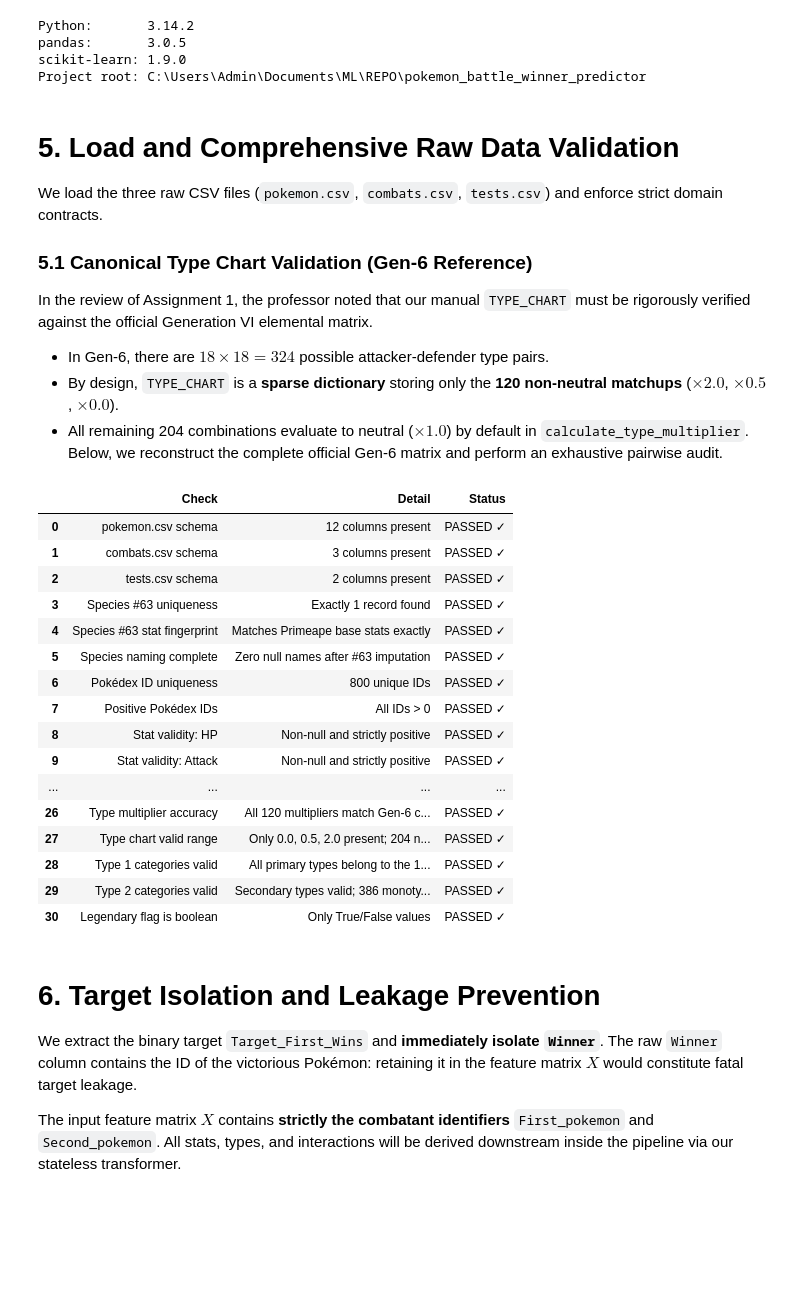
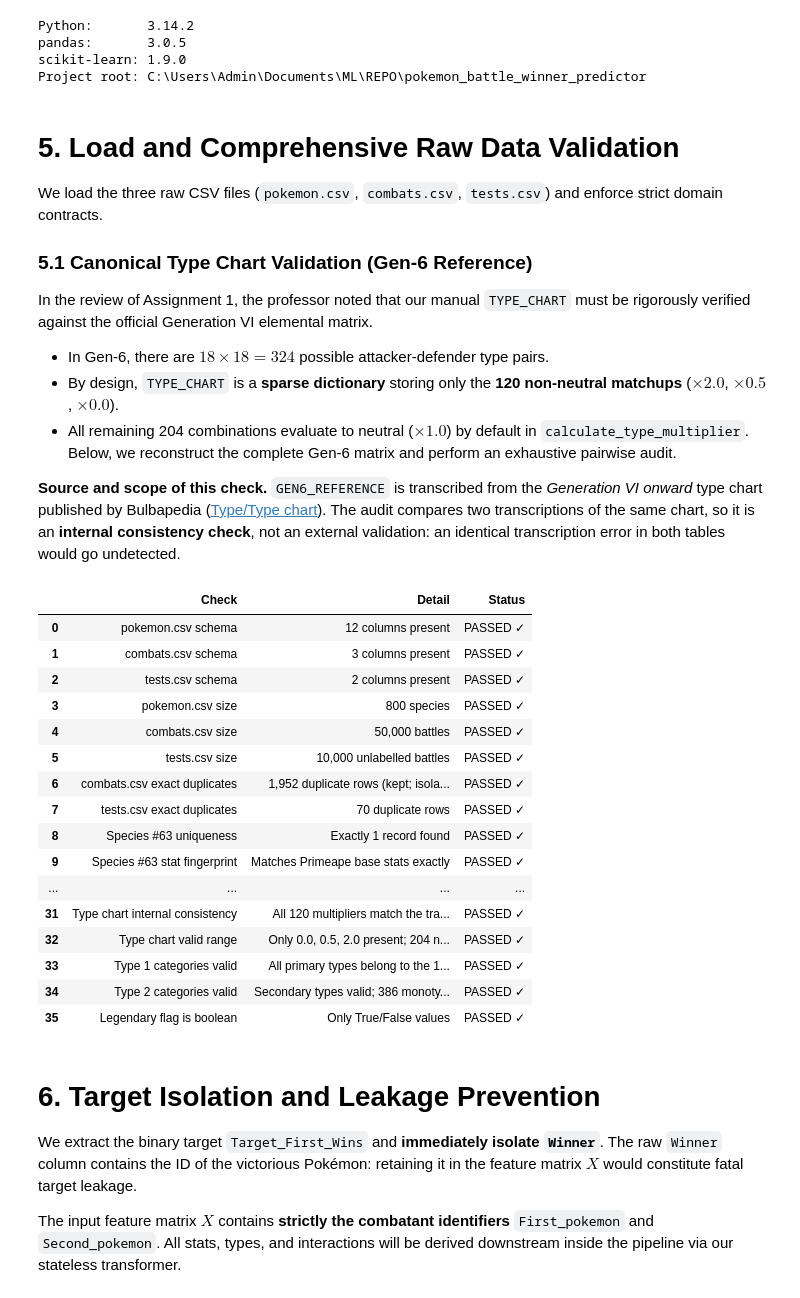
Before and after one commit to errodd/pokemon_battle_winner_predictor, a Jupyter notebook: notebooks/02_data_preparation.ipynb, the cells around one changed output. Saved outputs shown, nothing was run; the diff lists cells and outputs as text; code cells hidden in the pictures; blank space fills up the shorter version.

```diff
--- a/notebooks/02_data_preparation.ipynb
+++ b/notebooks/02_data_preparation.ipynb
@@ -150,7 +149,9 @@ In the review of Assignment 1, the professor noted that our manual `TYPE_CHART`
 - In Gen-6, there are $18 \times 18 = 324$ possible attacker-defender type pairs.
 - By design, `TYPE_CHART` is a **sparse dictionary** storing only the **120 non-neutral matchups** ($\times 2.0$, $\times 0.5$, $\times 0.0$).
 - All remaining 204 combinations evaluate to neutral ($\times 1.0$) by default in `calculate_type_multiplier`.
-Below, we reconstruct the complete official Gen-6 matrix and perform an exhaustive pairwise audit.
+Below, we reconstruct the complete Gen-6 matrix and perform an exhaustive pairwise audit.
+
+**Source and scope of this check.** `GEN6_REFERENCE` is transcribed from the *Generation VI onward* type chart published by Bulbapedia ([Type/Type chart](https://bulbapedia.bulbagarden.net/wiki/Type/Type_chart)). The audit compares two transcriptions of the same chart, so it is an **internal consistency check**, not an external validation: an identical transcription error in both tables would go undetected.
 # %%
 POKEMON_PATH = DATA_DIR / "pokemon.csv"
 COMBATS_PATH = DATA_DIR / "combats.csv"
@@ -172,6 +173,15 @@ STAT_COLS = ["HP", "Attack", "Defense", "Sp. Atk", "Sp. Def", "Speed"]
 check(set(EXPECTED_POKEMON_COLS).issubset(pokemon.columns), "pokemon.csv schema", f"{pokemon.shape[1]} columns present")
 check(set(EXPECTED_COMBATS_COLS).issubset(combats.columns), "combats.csv schema", f"{combats.shape[1]} columns present")
 check(set(EXPECTED_TESTS_COLS).issubset(tests.columns), "tests.csv schema", f"{tests.shape[1]} columns present")
+
+# --- 1b. Expected sizes and exact duplicates (figures quoted in §2–§3) ---
+check(len(pokemon) == 800, "pokemon.csv size", f"{len(pokemon):,} species")
+check(len(combats) == 50_000, "combats.csv size", f"{len(combats):,} battles")
+check(len(tests) == 10_000, "tests.csv size", f"{len(tests):,} unlabelled battles")
+n_dup_combats = int(combats.duplicated().sum())
+n_dup_tests = int(tests.duplicated().sum())
+check(n_dup_combats == 1_952, "combats.csv exact duplicates", f"{n_dup_combats:,} duplicate rows (kept; isolated by pair grouping in §7)")
+check(n_dup_tests == 70, "tests.csv exact duplicates", f"{n_dup_tests:,} duplicate rows")
 
 # --- 2. Deterministic imputation of Species #63 ---
 PRIMEAPE_STATS = {"HP": 65, "Attack": 105, "Defense": 60, "Sp. Atk": 60, "Sp. Def": 70, "Speed": 95}
@@ -206,7 +216,7 @@ valid_winners = (combats["Winner"] == combats["First_pokemon"]) | (combats["Winn
 check(valid_winners.all(), "Winner is combatant", "All winners are either First or Second fighter")
 check(combats["Winner"].notna().all(), "Target source present", "Winner is non-null in every combat")
 
-# --- 5. Canonical Gen-6 Type Chart Audit ---
+# --- 5. Type chart internal consistency check (reference transcribed from Bulbapedia, Gen VI onward) ---
 GEN6_REFERENCE = {
     "Normal":   ([], ["Rock", "Steel"], ["Ghost"]),
     "Fire":     (["Grass", "Ice", "Bug", "Steel"], ["Fire", "Water", "Rock", "Dragon"], []),
@@ -227,49 +237,49 @@ GEN6_REFERENCE = {
     "Steel":    (["Ice", "Rock", "Fairy"], ["Fire", "Water", "Electric", "Steel"], []),
     "Fairy":    (["Fighting", "Dragon", "Dark"], ["Fire", "Poison", "Steel"], []),
 }
 
 reference_chart = {}
 for atk, (double, half, zero) in GEN6_REFERENCE.items():
     reference_chart.update({(atk, d): 2.0 for d in double})
     reference_chart.update({(atk, d): 0.5 for d in half})
     reference_chart.update({(atk, d): 0.0 for d in zero})
 
 missing_pairs = sorted(set(reference_chart) - set(TYPE_CHART))
 extra_pairs = sorted(set(TYPE_CHART) - set(reference_chart))
 diff_values = sorted(k for k in set(reference_chart) & set(TYPE_CHART) if reference_chart[k] != TYPE_CHART[k])
 
 check(len(TYPE_CHART) == 120, "Non-neutral type matchups", "Exactly 120 active entries")
-check(not missing_pairs, "Type chart completeness", "0 missing matchups vs Gen-6")
-check(not extra_pairs, "Type chart precision", "0 extra matchups vs Gen-6")
-check(not diff_values, "Type multiplier accuracy", "All 120 multipliers match Gen-6 canonical reference exactly")
+check(not missing_pairs, "Type chart completeness", "0 missing matchups vs transcribed Gen-6 reference")
+check(not extra_pairs, "Type chart precision", "0 extra matchups vs transcribed Gen-6 reference")
+check(not diff_values, "Type chart internal consistency", "All 120 multipliers match the transcribed Gen-6 reference (Bulbapedia)")
 check(set(TYPE_CHART.values()) == {0.0, 0.5, 2.0}, "Type chart valid range", "Only 0.0, 0.5, 2.0 present; 204 neutrals default to 1.0")
 
 # --- 6. Categorical domain validity ---
 VALID_TYPES = set(GEN6_REFERENCE)
 check(set(pokemon["Type 1"]).issubset(VALID_TYPES), "Type 1 categories valid", "All primary types belong to the 18 Gen-6 types")
 check(set(pokemon["Type 2"].dropna()).issubset(VALID_TYPES), "Type 2 categories valid", f"Secondary types valid; {pokemon['Type 2'].isna().sum()} monotype species (NaN = no second type)")
 check(pokemon["Legendary"].dtype == bool, "Legendary flag is boolean", "Only True/False values")
 
 # Render validation log
 pd.DataFrame(validation_log)
 # %% [output]
 |  | Check | Detail | Status |
 | 0 | pokemon.csv schema | 12 columns present | PASSED ✓ |
 | 1 | combats.csv schema | 3 columns present | PASSED ✓ |
 | 2 | tests.csv schema | 2 columns present | PASSED ✓ |
-| 3 | Species #63 uniqueness | Exactly 1 record found | PASSED ✓ |
-| 4 | Species #63 stat fingerprint | Matches Primeape base stats exactly | PASSED ✓ |
-| 5 | Species naming complete | Zero null names after #63 imputation | PASSED ✓ |
-| 6 | Pokédex ID uniqueness | 800 unique IDs | PASSED ✓ |
-| 7 | Positive Pokédex IDs | All IDs > 0 | PASSED ✓ |
-| 8 | Stat validity: HP | Non-null and strictly positive | PASSED ✓ |
-| 9 | Stat validity: Attack | Non-null and strictly positive | PASSED ✓ |
+| 3 | pokemon.csv size | 800 species | PASSED ✓ |
+| 4 | combats.csv size | 50,000 battles | PASSED ✓ |
+| 5 | tests.csv size | 10,000 unlabelled battles | PASSED ✓ |
+| 6 | combats.csv exact duplicates | 1,952 duplicate rows (kept; isola... | PASSED ✓ |
+| 7 | tests.csv exact duplicates | 70 duplicate rows | PASSED ✓ |
+| 8 | Species #63 uniqueness | Exactly 1 record found | PASSED ✓ |
+| 9 | Species #63 stat fingerprint | Matches Primeape base stats exactly | PASSED ✓ |
 | ... | ... | ... | ... |
-| 26 | Type multiplier accuracy | All 120 multipliers match Gen-6 c... | PASSED ✓ |
-| 27 | Type chart valid range | Only 0.0, 0.5, 2.0 present; 204 n... | PASSED ✓ |
-| 28 | Type 1 categories valid | All primary types belong to the 1... | PASSED ✓ |
-| 29 | Type 2 categories valid | Secondary types valid; 386 monoty... | PASSED ✓ |
-| 30 | Legendary flag is boolean | Only True/False values | PASSED ✓ |
+| 31 | Type chart internal consistency | All 120 multipliers match the tra... | PASSED ✓ |
+| 32 | Type chart valid range | Only 0.0, 0.5, 2.0 present; 204 n... | PASSED ✓ |
+| 33 | Type 1 categories valid | All primary types belong to the 1... | PASSED ✓ |
+| 34 | Type 2 categories valid | Secondary types valid; 386 monoty... | PASSED ✓ |
+| 35 | Legendary flag is boolean | Only True/False values | PASSED ✓ |
 # %% [markdown]
 # 6. Target Isolation and Leakage Prevention
 
```
Also changed, not shown: parts of 19 cells of this notebook, 2 other files.
